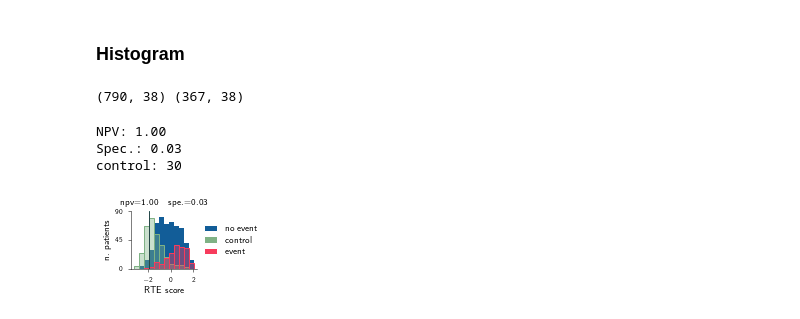
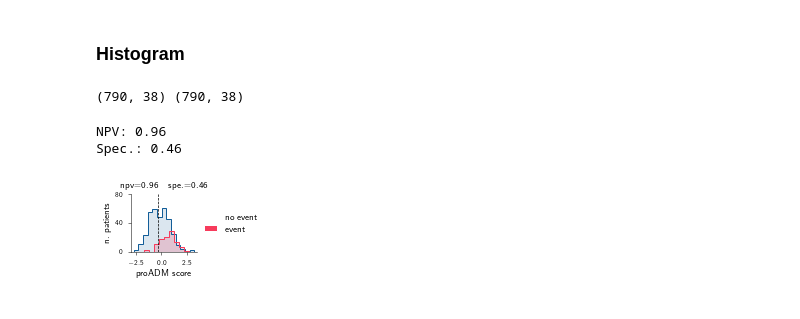
Before and after one commit to RiccardoGM/ImmuneResponseCOVID19, a Jupyter notebook: Notebooks/UnivariateLinearRegression.ipynb, the cells around one changed output. Drawn from its saved outputs; the diff is of its cells as text; code cells hidden in the pictures.

```diff
--- a/Notebooks/UnivariateLinearRegression.ipynb
+++ b/Notebooks/UnivariateLinearRegression.ipynb
@@ -595,7 +595,7 @@ lines_w = 0.5
 # %% [markdown]
 ### Histogram
 # %%
-model_name = 'LRTE/uL' # 'LRTE/uL', 'IP10', 'PROADM'
+model_name = 'PROADM' # 'LRTE/uL', 'IP10', 'PROADM'
 
 Data_train = DataInpatients.copy()
 Data_test = DataOutpatients.copy() # Data_Control
@@ -604,7 +604,7 @@ if model_name not in immunecells_set:
 
 print(Data_train.shape, Data_test.shape)
 # %% [output]
-(790, 38) (367, 38)
+(790, 38) (790, 38)
 # %%
 random_state = None
 columns = models_dict['LR'][model_name]
@@ -685,68 +685,84 @@ if model_name in immunecells_set:
     x_control = x_test
     print('control: %d' % (round(100*np.sum(x_control<th)/len(x_control))))
 
-bins = np.linspace(x_min-0.2, x_max+0.2, 13)
+bins = np.linspace(x_min-0.2, x_max+0.2, 14)
 
 color = color_0
 density = False
-ax.hist(x0, bins, alpha=1., color=color, density=density, label='no event')
+ax.hist(x0, bins,
+        alpha=0.15,
+        histtype='stepfilled',
+        color=color,
+        density=density)
+ax.hist(x0, bins,
+        alpha=1.,
+        histtype='step',
+        edgecolor=color,
+        density=density,
+        facecolor='None',
+        label='no event')
+
+bins = np.linspace(x_min-0.2, x_max+0.2, 13)
 
 if model_name in immunecells_set:
     color = color_control
     ax.hist(x_control, bins,
-            alpha=0.4,
+            alpha=0.2,
+            histtype='stepfilled',
             color=color,
             density=density,
             label='control')
     ax.hist(x_control, bins,
             alpha=1.,
+            histtype='step',
             edgecolor=color,
             density=density,
             facecolor='None')
 
 color = color_1
 ax.hist(x1, bins,
-        alpha=0.4,
+        alpha=0.2,
+        histtype='stepfilled',
         color=color,
         density=density,
         label='event')
 ax.hist(x1, bins,
         alpha=1.,
+        histtype='step',
         edgecolor=color,
         density=density,
         facecolor='None')
 
 color_boundary = CF.lighten_color(grey_1, 0.6)
-ax.axvline(th, ls='-', lw=0.9, color=electricblue)
-ax.axvline(th, ls='-', lw=0.7, color='black')
+#ax.axvline(th, ls='-', lw=0.9, color=electricblue)
+ax.axvline(th, ls='--', lw=0.7, color='black')
 
 ax.title.set_text('npv=%.2f $\,\,\,$ spe.=%.2f'%(npv_model, spe_model))
 ax.set_xlabel('%s score' % (CF.change_names_2([model_name])[0]))
 ax.set_ylabel('n. patients')
 if density:
     ax.set_ylabel('patients (density)')
 
 if model_name=='LRTE/uL':
         ax.set_yticks([0., 45., 90])
         ax.set_ylim([0, 90])
 if model_name=='PROADM':
         ax.set_yticks([0., 40., 80.])
         ax.set_ylim([0, 80])
 if model_name=='IP10':
         ax.set_yticks([0., 20., 40.])
         ax.set_ylim([0, 40])
 
 leg = ax.legend(loc='center left', bbox_to_anchor=(0.98, 0.5), frameon=False) #legend(loc=0, frameon=False)
 for lh in leg.legendHandles:
     lh.set_alpha(1)
     lh.set_edgecolor('white')
 
 filename = 'HistogramLR#%s' % (CF.change_names_2([model_name])[0])
 filename = filename + exp_description + exp_univ_description + '.pdf'
 saving_str = path_figures + filename
 plt.savefig(saving_str, bbox_inches='tight')
 # %% [output]
-NPV: 1.00
-Spec.: 0.03
-control: 30
+NPV: 0.96
+Spec.: 0.46
-[figure, old version]
+[figure, new version]
```
Also changed, not shown: 3 other files.
